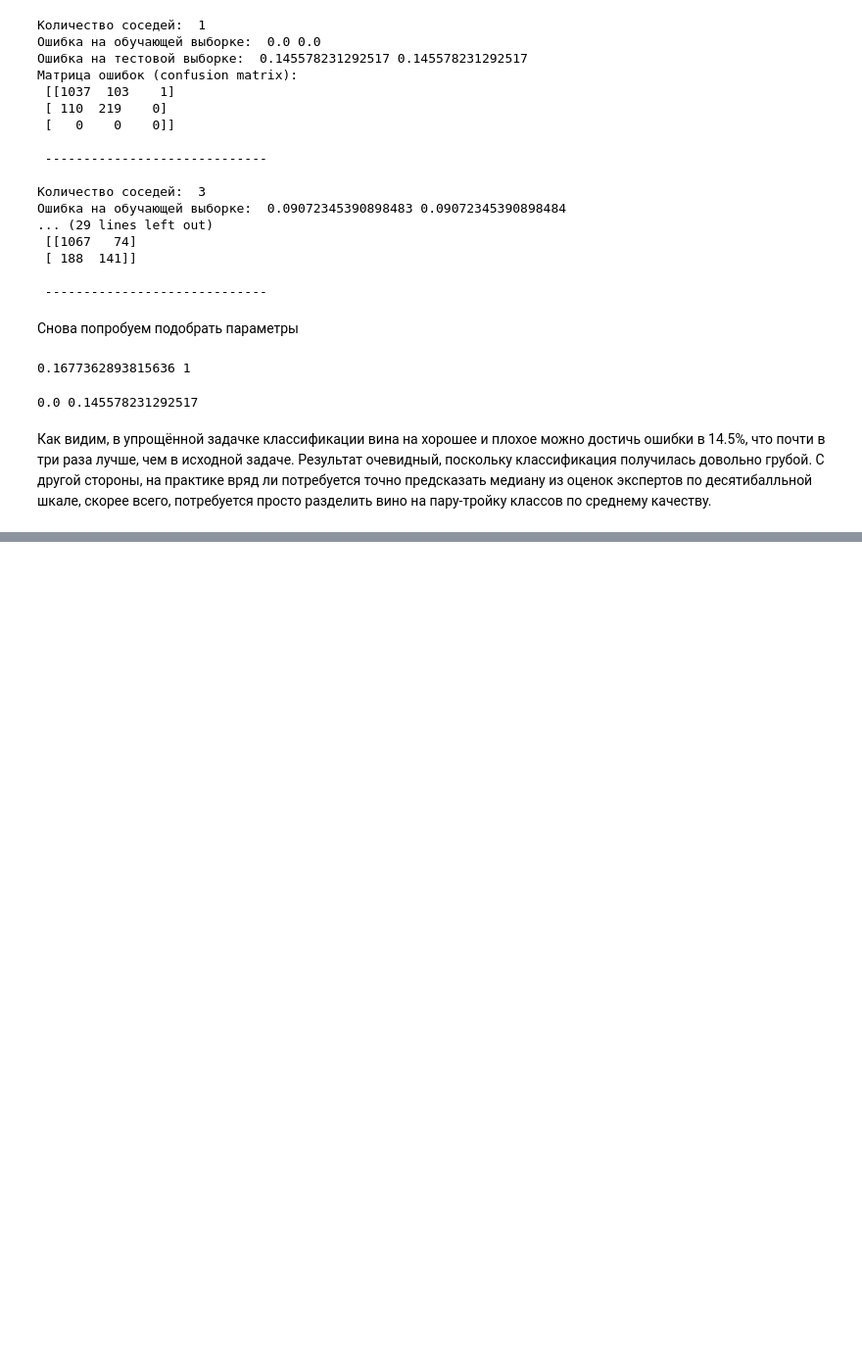
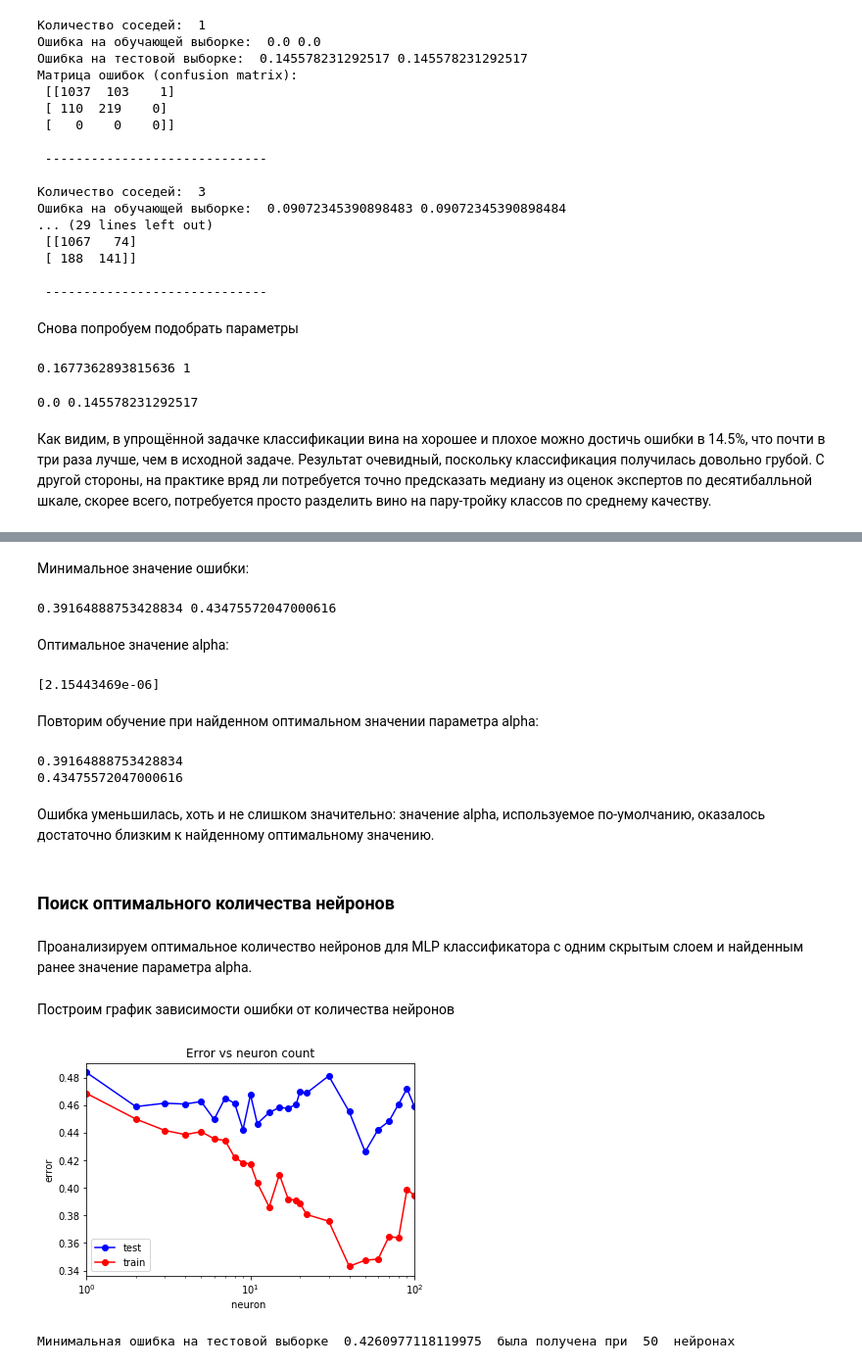
Before and after one commit to alitsov/machine-learning-homeworks, a Jupyter notebook: winequality-white.ipynb, the cells around one changed output, grey strips where cells are left out. Shown: that part at 98% size. Saved outputs shown, nothing was run; the diff lists cells and outputs as text; code cells hidden in the pictures; blank space fills up the shorter version.

```diff
--- a/winequality-white.ipynb
+++ b/winequality-white.ipynb
@@ -583,0 +758,72 @@ print(err_train, err_test)
+# %% [markdown]
+Минимальное значение ошибки:
+# %%
+min_train_err = np.min(train_err)
+min_test_err = np.min(test_err)
+print(min_train_err, min_test_err)
+# %% [output]
+0.39164888753428834 0.43475572047000616
+# %% [markdown]
+Оптимальное значение alpha:
+# %%
+alpha_opt = alpha_arr[test_err == min_test_err]
+print(alpha_opt)
+# %% [output]
+[2.15443469e-06]
+# %% [markdown]
+Повторим обучение при найденном оптимальном значении параметра alpha:
+# %%
+mlp_model = MLPClassifier(alpha = alpha_opt, hidden_layer_sizes = (11,5),
+                          solver = 'lbfgs', activation = 'logistic', random_state = 42)
+mlp_model.fit(X_train, y_train)
+
+y_train_pred = mlp_model.predict(X_train)
+y_test_pred = mlp_model.predict(X_test)
+print(np.mean(y_train != y_train_pred))
+print(np.mean(y_test != y_test_pred))
+# %% [output]
+0.39164888753428834
+0.43475572047000616
+# %% [markdown]
+Ошибка уменьшилась, хоть и не слишком значительно: значение alpha, используемое по-умолчанию, оказалось достаточно близким к найденному оптимальному значению.
+# %% [markdown]
+### Поиск оптимального количества нейронов
+# %% [markdown]
+Проанализируем оптимальное количество нейронов для MLP классификатора с одним скрытым слоем и найденным ранее значение параметра alpha.
+# %%
+neurons_arr = (1, 2, 3, 4, 5, 6, 7, 8, 9, 10, 11, 13, 15, 17, 19, 20, 22, 30, 40, 50, 60, 70, 80, 90, 100)
+test_err = []
+train_err = []
+for neuron in neurons_arr:
+    mlp_model = MLPClassifier(alpha = alpha_opt, hidden_layer_sizes = (neuron),
+                              solver = 'lbfgs', activation = 'logistic', random_state = 5)
+    mlp_model.fit(X_train, y_train)
+
+    y_train_pred = mlp_model.predict(X_train)
+    y_test_pred = mlp_model.predict(X_test)
+    train_err.append(np.mean(y_train != y_train_pred))
+    test_err.append(np.mean(y_test != y_test_pred))
+# %% [markdown]
+Построим график зависимости ошибки от количества нейронов
+# %%
+plt.semilogx(neurons_arr, test_err, 'b-o', label = 'test')
+plt.semilogx(neurons_arr, train_err, 'r-o', label = 'train')
+plt.xlim([np.min(neurons_arr), np.max(neurons_arr)])
+plt.xticks
+plt.title('Error vs neuron count')
+plt.xlabel('neuron ')
+plt.ylabel('error')
+plt.legend()
+pass
+# %% [output]
+[figure, added]
+# %%
+min_test_error = test_err[0]
+min_index = 0
+for i in range(len(neurons_arr)):
+    if test_err[i] < min_test_error:
+        min_test_error = test_err[i]
+        min_index = i
+print("Минимальная ошибка на тестовой выборке ", min_test_error, " была получена при ", neurons_arr[min_index], " нейронах")
+# %% [output]
+Минимальная ошибка на тестовой выборке  0.4260977118119975  была получена при  50  нейронах
```
Also changed, not shown: parts of 40 cells of this notebook.
